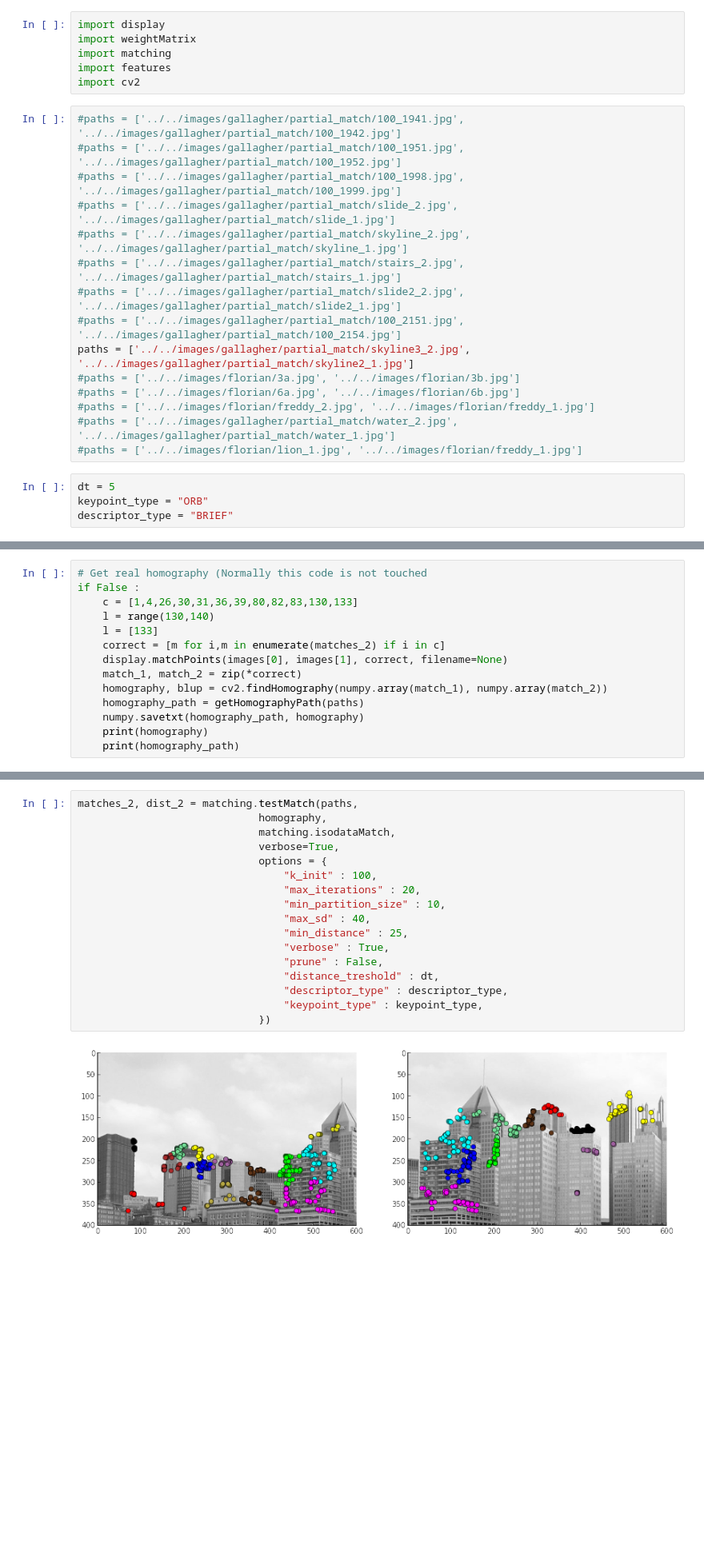
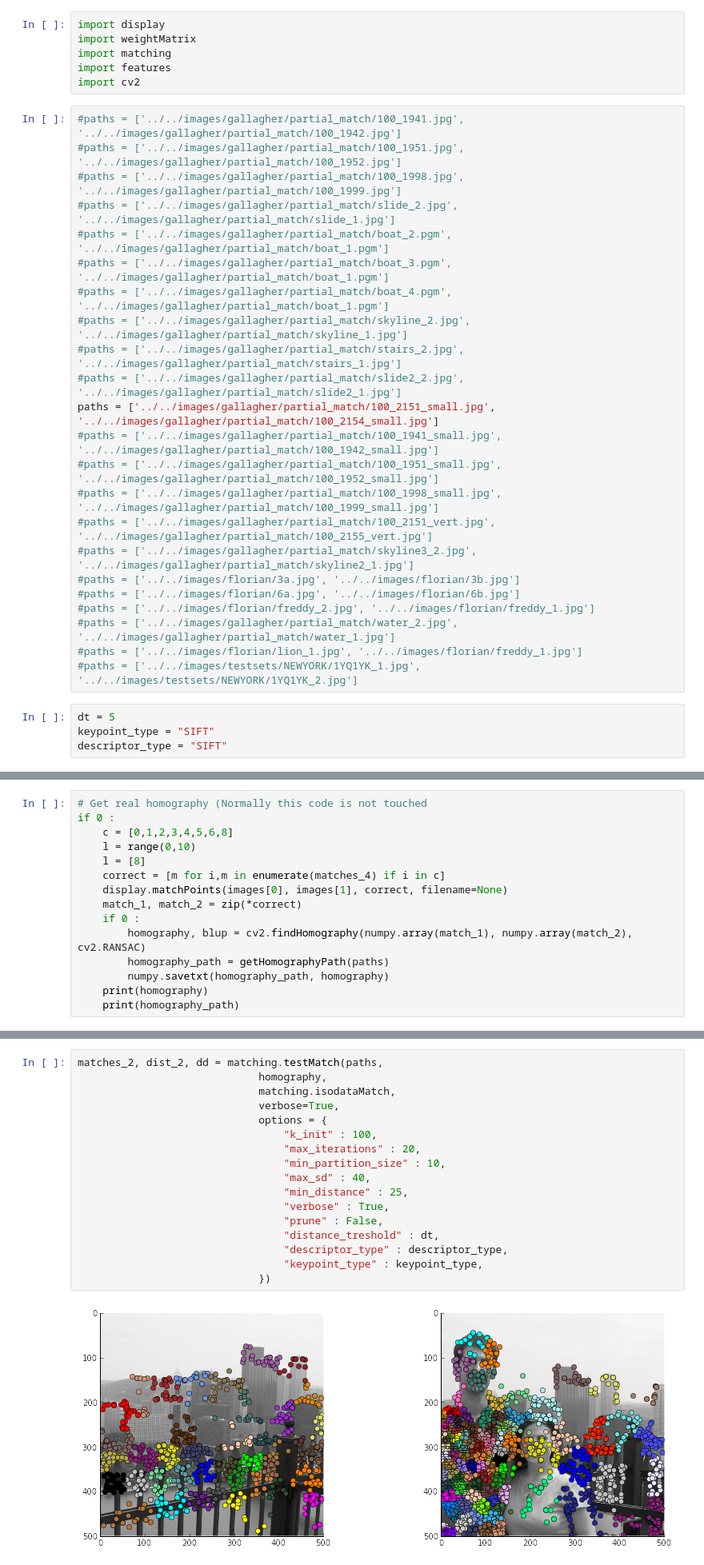
Before and after one commit to arnfred/Mirror-Match, a Jupyter notebook: code/cluster-match/partial-match-gallagher.ipynb, the cells around one changed output, grey strips where cells are left out. Shown at 80% size. Drawn from its saved outputs; the diff is of its cells as text; blank space fills up the shorter version.

```diff
--- a/code/cluster-match/partial-match-gallagher.ipynb
+++ b/code/cluster-match/partial-match-gallagher.ipynb
@@ -16,20 +16,28 @@ import cv2
 #paths = ['../../images/gallagher/partial_match/100_1951.jpg', '../../images/gallagher/partial_match/100_1952.jpg']
 #paths = ['../../images/gallagher/partial_match/100_1998.jpg', '../../images/gallagher/partial_match/100_1999.jpg']
 #paths = ['../../images/gallagher/partial_match/slide_2.jpg', '../../images/gallagher/partial_match/slide_1.jpg']
+#paths = ['../../images/gallagher/partial_match/boat_2.pgm', '../../images/gallagher/partial_match/boat_1.pgm']
+#paths = ['../../images/gallagher/partial_match/boat_3.pgm', '../../images/gallagher/partial_match/boat_1.pgm']
+#paths = ['../../images/gallagher/partial_match/boat_4.pgm', '../../images/gallagher/partial_match/boat_1.pgm']
 #paths = ['../../images/gallagher/partial_match/skyline_2.jpg', '../../images/gallagher/partial_match/skyline_1.jpg']
 #paths = ['../../images/gallagher/partial_match/stairs_2.jpg', '../../images/gallagher/partial_match/stairs_1.jpg']
 #paths = ['../../images/gallagher/partial_match/slide2_2.jpg', '../../images/gallagher/partial_match/slide2_1.jpg']
-#paths = ['../../images/gallagher/partial_match/100_2151.jpg', '../../images/gallagher/partial_match/100_2154.jpg']
-paths = ['../../images/gallagher/partial_match/skyline3_2.jpg', '../../images/gallagher/partial_match/skyline2_1.jpg']
+paths = ['../../images/gallagher/partial_match/100_2151_small.jpg', '../../images/gallagher/partial_match/100_2154_small.jpg']
+#paths = ['../../images/gallagher/partial_match/100_1941_small.jpg', '../../images/gallagher/partial_match/100_1942_small.jpg']
+#paths = ['../../images/gallagher/partial_match/100_1951_small.jpg', '../../images/gallagher/partial_match/100_1952_small.jpg']
+#paths = ['../../images/gallagher/partial_match/100_1998_small.jpg', '../../images/gallagher/partial_match/100_1999_small.jpg']
+#paths = ['../../images/gallagher/partial_match/100_2151_vert.jpg', '../../images/gallagher/partial_match/100_2155_vert.jpg']
+#paths = ['../../images/gallagher/partial_match/skyline3_2.jpg', '../../images/gallagher/partial_match/skyline2_1.jpg']
 #paths = ['../../images/florian/3a.jpg', '../../images/florian/3b.jpg']
 #paths = ['../../images/florian/6a.jpg', '../../images/florian/6b.jpg']
 #paths = ['../../images/florian/freddy_2.jpg', '../../images/florian/freddy_1.jpg']
 #paths = ['../../images/gallagher/partial_match/water_2.jpg', '../../images/gallagher/partial_match/water_1.jpg']
 #paths = ['../../images/florian/lion_1.jpg', '../../images/florian/freddy_1.jpg']
+#paths = ['../../images/testsets/NEWYORK/1YQ1YK_1.jpg', '../../images/testsets/NEWYORK/1YQ1YK_2.jpg']
 # %%
 dt = 5
-keypoint_type = "ORB"
-descriptor_type = "BRIEF"
+keypoint_type = "SIFT"
+descriptor_type = "SIFT"
 # %%
 # Get images
 images = map(features.loadImage, paths)
@@ -67,15 +79,16 @@ getHomographyPath(paths)
 # %%
 # Get real homography (Normally this code is not touched
-if False :
-    c = [1,4,26,30,31,36,39,80,82,83,130,133]
-    l = range(130,140)
-    l = [133]
-    correct = [m for i,m in enumerate(matches_2) if i in c]
+if 0 :
+    c = [0,1,2,3,4,5,6,8]
+    l = range(0,10)
+    l = [8]
+    correct = [m for i,m in enumerate(matches_4) if i in c]
     display.matchPoints(images[0], images[1], correct, filename=None)
     match_1, match_2 = zip(*correct)
-    homography, blup = cv2.findHomography(numpy.array(match_1), numpy.array(match_2))
-    homography_path = getHomographyPath(paths)
-    numpy.savetxt(homography_path, homography)
+    if 0 :
+        homography, blup = cv2.findHomography(numpy.array(match_1), numpy.array(match_2), cv2.RANSAC)
+        homography_path = getHomographyPath(paths)
+        numpy.savetxt(homography_path, homography)
     print(homography)
     print(homography_path)
 # %%
@@ -123,19 +135,19 @@ display.matchPoints(images[0], images[1], matches_1, dist_1, filename="louvain-o
 # %%
-matches_2, dist_2 = matching.testMatch(paths,
+matches_2, dist_2, dd = matching.testMatch(paths,
                              homography,
                              matching.isodataMatch,
                              verbose=True,
                              options = {
                                  "k_init" : 100,
                                  "max_iterations" : 20,
                                  "min_partition_size" : 10,
                                  "max_sd" : 40,
                                  "min_distance" : 25,
                                  "verbose" : True,
                                  "prune" : False,
                                  "distance_treshold" : dt,
                                  "descriptor_type" : descriptor_type,
                                  "keypoint_type" : keypoint_type,
                              })
 # %% [output]
-[figure, old version]
+[figure, new version]
```
Also changed, not shown: parts of 14 cells of this notebook, 11 other files.
